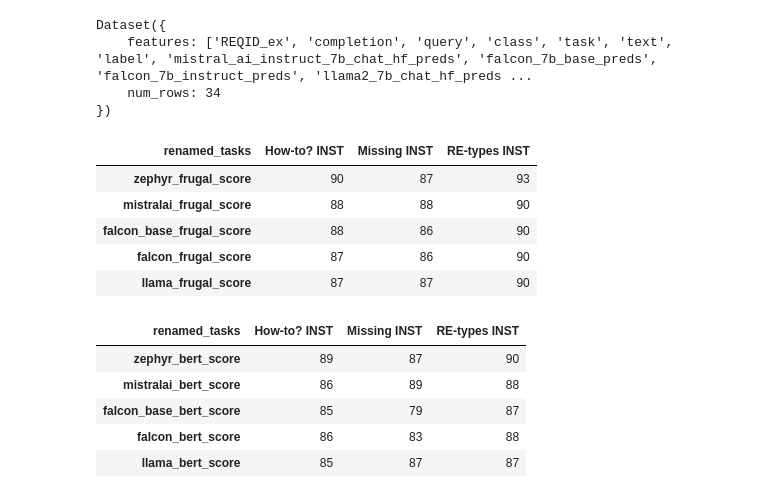
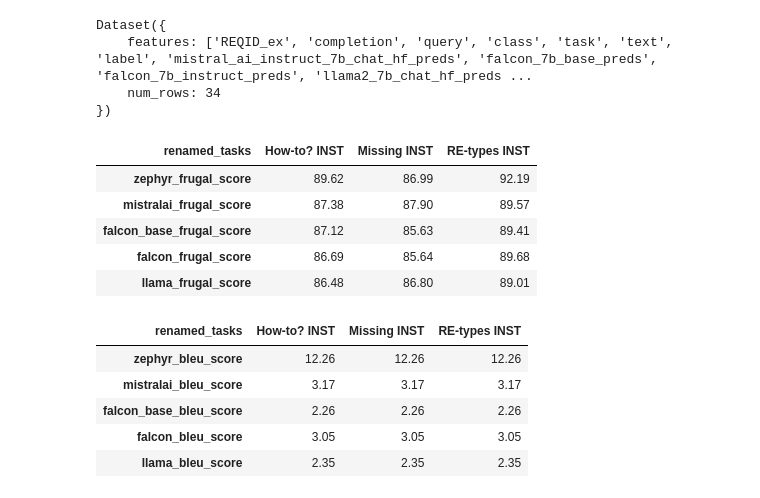
Before and after one commit to kasrahabib/ReqBrain, a Jupyter notebook: evaluations/automated_nlp_evaluations/paper_visualisations.ipynb, the cells around one changed output. Drawn from its saved outputs; the diff is of its cells as text; code cells hidden in the pictures.

Commit message:
adding evaluation: Fleiss Kappa, SacreBLEU, ROUGE-L, TER.

```diff
--- a/evaluations/automated_nlp_evaluations/paper_visualisations.ipynb
+++ b/evaluations/automated_nlp_evaluations/paper_visualisations.ipynb
@@ -108,34 +108,44 @@ Dataset({
 # %%
 # isolating columns that contain scores with respect to each score
 
-frugal_labels = evaluation_set_df.columns[-13:-1].to_numpy()[0::2]
-bert_labels = evaluation_set_df.columns[-12:].to_numpy()[0::2]
+def filter_labels(labels, keyword):
+    return [l for l in labels if keyword in l]
+
+cols = evaluation_set.column_names
+
+frugal_labels = filter_labels(cols, "frugal")
+rougel_labels = filter_labels(cols, "rougel")
+bleu_labels = filter_labels(cols, "bleu")
 # %%
 # converting to % and rounding them up
 
 frugal_stats = evaluation_set_df.groupby(by = 'renamed_tasks')[frugal_labels].mean() * 100
-frugal_stats = frugal_stats.applymap(lambda x: np.ceil(x)).astype(int)
+frugal_stats = frugal_stats.applymap(lambda x: np.round(x, 2)).astype(float)
 
-bert_stats = evaluation_set_df.groupby(by = 'renamed_tasks')[bert_labels].mean() * 100
-bert_stats = bert_stats.applymap(lambda x: np.ceil(x)).astype(int)
+bleu_stats = evaluation_set_df.groupby(by = 'renamed_tasks')[bleu_labels].mean()
+bleu_stats = bleu_stats.applymap(lambda x: np.round(x, 2)).astype(float)
+
+rougel_stats = evaluation_set_df.groupby(by = 'renamed_tasks')[rougel_labels].mean() * 100
+rougel_stats = rougel_stats.applymap(lambda x: np.round(x, 2)).astype(float)
 
 frugal_stats = frugal_stats.T.iloc[1:] # excluding chatgpt-4o .iloc[1:]
-bert_stats = bert_stats.T.iloc[1:] # excluding chatgpt-4o .iloc[1:]
+bleu_stats = bleu_stats.T.iloc[1:] # excluding chatgpt-4o .iloc[1:]
+rougel_stats = rougel_stats.T.iloc[1:] # excluding chatgpt-4o .iloc[1:]
 # %%
 frugal_stats
 # %% [output]
 | renamed_tasks | How-to? INST | Missing INST | RE-types INST |
-| zephyr_frugal_score | 90 | 87 | 93 |
-| mistralai_frugal_score | 88 | 88 | 90 |
-| falcon_base_frugal_score | 88 | 86 | 90 |
-| falcon_frugal_score | 87 | 86 | 90 |
-| llama_frugal_score | 87 | 87 | 90 |
+| zephyr_frugal_score | 89.62 | 86.99 | 92.19 |
+| mistralai_frugal_score | 87.38 | 87.90 | 89.57 |
+| falcon_base_frugal_score | 87.12 | 85.63 | 89.41 |
+| falcon_frugal_score | 86.69 | 85.64 | 89.68 |
+| llama_frugal_score | 86.48 | 86.80 | 89.01 |
 # %%
-bert_stats
+bleu_stats
 # %% [output]
 | renamed_tasks | How-to? INST | Missing INST | RE-types INST |
-| zephyr_bert_score | 89 | 87 | 90 |
-| mistralai_bert_score | 86 | 89 | 88 |
-| falcon_base_bert_score | 85 | 79 | 87 |
-| falcon_bert_score | 86 | 83 | 88 |
-| llama_bert_score | 85 | 87 | 87 |
+| zephyr_bleu_score | 12.26 | 12.26 | 12.26 |
+| mistralai_bleu_score | 3.17 | 3.17 | 3.17 |
+| falcon_base_bleu_score | 2.26 | 2.26 | 2.26 |
+| falcon_bleu_score | 3.05 | 3.05 | 3.05 |
+| llama_bleu_score | 2.35 | 2.35 | 2.35 |
```
Also changed, not shown: parts of 8 cells of this notebook, 11 other files.
